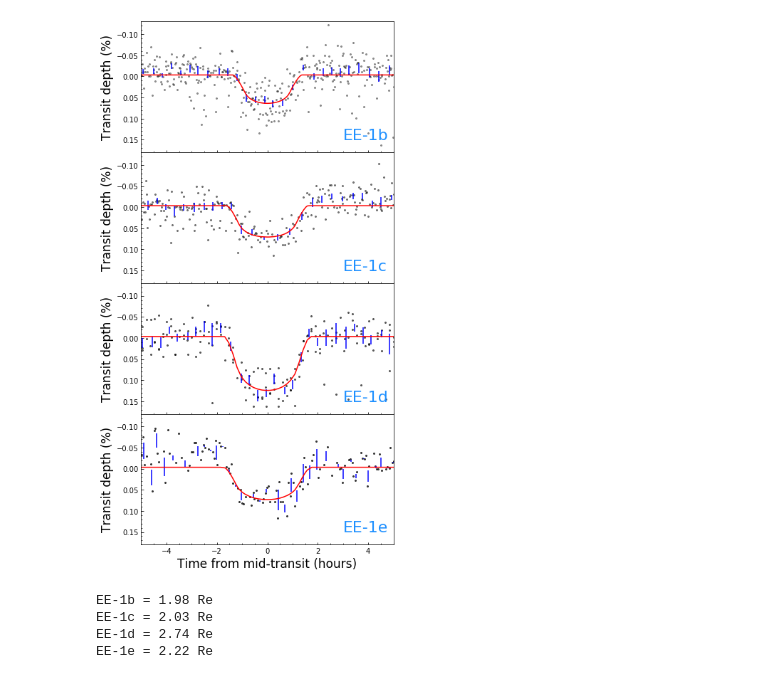
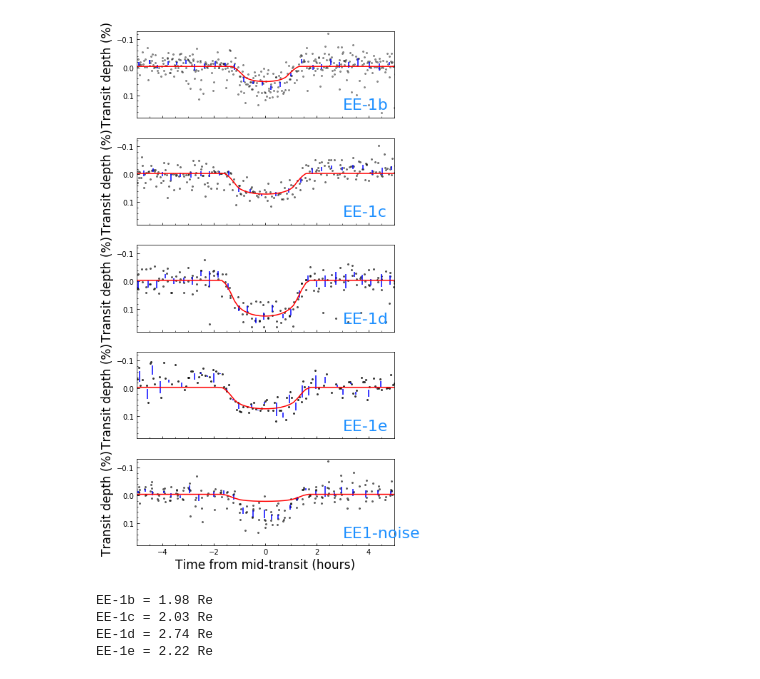
Before and after one commit to mrtommyb/nothinginteresting, a Jupyter notebook: EE1/Untitled.ipynb, the cells around one changed output. Cells and saved outputs as stored; diff of their text form; code cells hidden in the pictures.

```diff
--- a/EE1/Untitled.ipynb
+++ b/EE1/Untitled.ipynb
@@ -28,20 +28,26 @@ fitT.add_guess_planet(
 
 fitT.add_guess_planet(
     period=5.405518809,
-    impact=0.1,
+    impact=0.2,
     T0=2457743.155-time0,
     rprs=0.0277950331,)
 
 fitT.add_guess_planet(
     period=8.26189452,
-    impact=0.1,
+    impact=0.3,
     T0=2457740.644-time0,
     rprs=0.0353628652,)
 
 fitT.add_guess_planet(
     period=12.758809,
-    impact=0.1,
+    impact=0.4,
     T0=2457738.699-time0,
+    rprs=0.038595707,)
+
+fitT.add_guess_planet(
+    period=7.120,
+    impact=0.5,
+    T0=1.9436,
     rprs=0.038595707,)
 
 
@@ -158,32 +164,32 @@ def model_ktransit(time, rho, zpt, ld1, ld2, fitresultsplanet, cadence):
         M.add_data(time=time, itime=np.ones_like(time) * 0.0188 / 30)
     return M.transitmodel
 # %%
-fig, axes = plt.subplots(4,1,figsize=[6,11], )
+fig, axes = plt.subplots(5,1,figsize=[6,11], )
 
-labels = ['EE-1b', 'EE-1c', 'EE-1d', 'EE-1e']
-for i, p in enumerate(['pnum0', 'pnum1', 'pnum2', 'pnum3']):
+labels = ['EE-1b', 'EE-1c', 'EE-1d', 'EE-1e', 'EE1-noise']
+for i, p in enumerate(['pnum0', 'pnum1', 'pnum2', 'pnum3', 'pnum4']):
     axes[i] = plot_model(
         axes[i], time-time0, flux-1.0,
         fitT.fitresultstellar['rho'],
         fitT.fitresultstellar['zpt'],
         0.627716437951,
         0.454717504099,
         fitT.fitresultplanets[p],
                         )
 
     axes[i].set_ylim(0.18,-0.13)
     axes[i].set_xlim(-5,5)
     axes[i].text(3.0,0.15, labels[i], fontsize=22, color='dodgerblue')
     axes[i].tick_params(labelbottom=False, )
     axes[i].tick_params(direction='in', which='both')
 axes[-1].tick_params(labelbottom=True)
 axes[-1].set_xlabel('Time from mid-transit (hours)', fontsize=17)
 fig.subplots_adjust(hspace=0)
 plt.tight_layout(h_pad=0)
 
-fig.savefig('EE1-transits.png', dpi=200)
+# fig.savefig('EE1-transits.png', dpi=200)
 # %% [output]
-[figure, old version]
+[figure, new version]
 # %%
 
 for i, p in enumerate(['pnum0', 'pnum1', 'pnum2', 'pnum3']):
```
Also changed, not shown: parts of 7 cells of this notebook.
